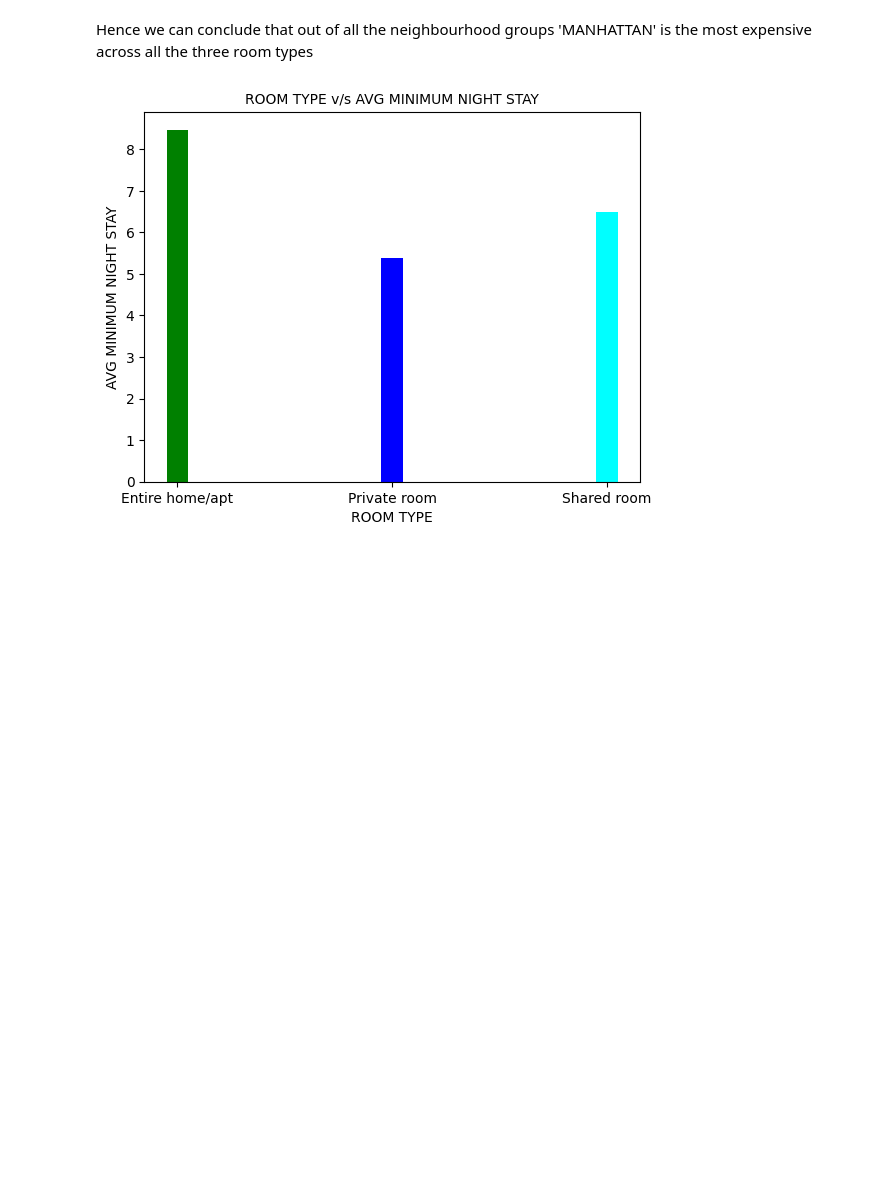
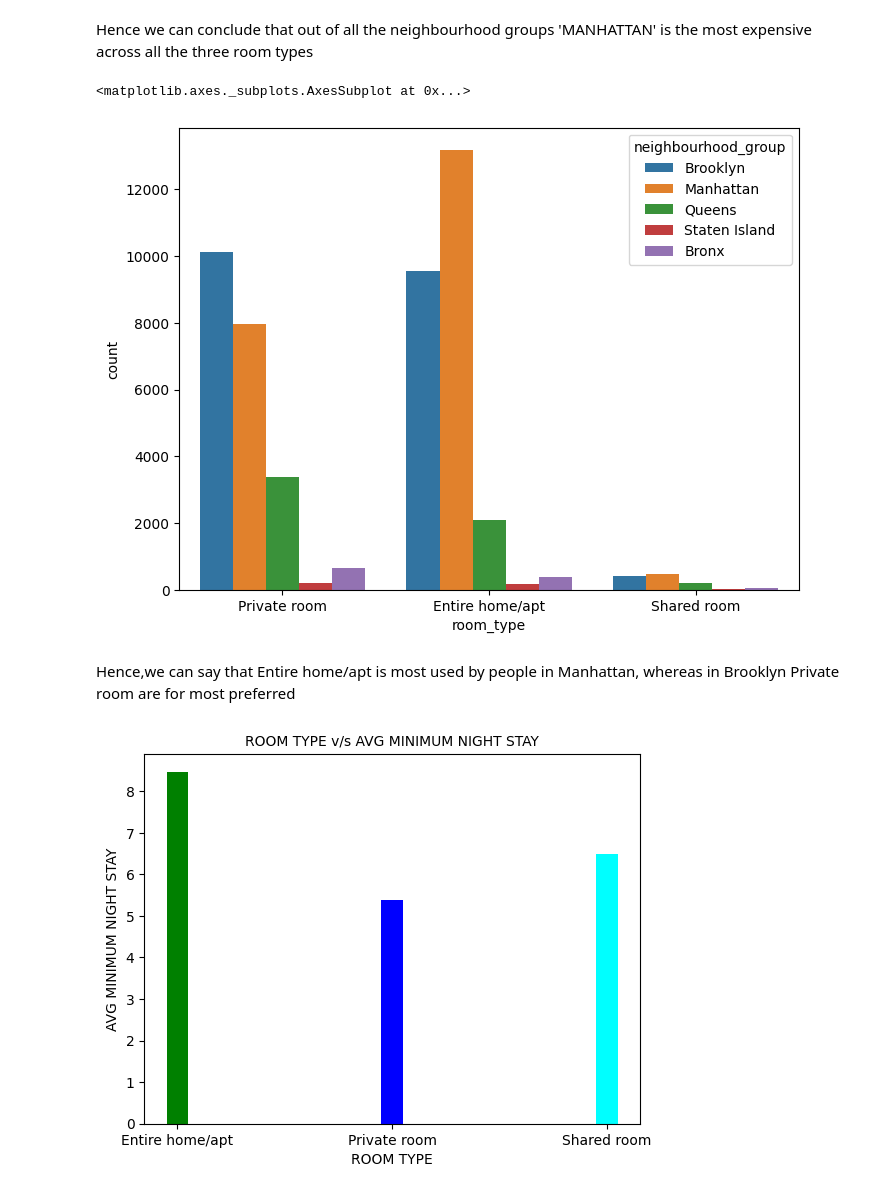
Before and after one commit to ParthSharma1197/EDA-CAPSTONE-AIRBNB, a Jupyter notebook: PARTH_SHARMA_Airbnb_Bookings_Analysis_Capstone_Project.ipynb, the cells around one changed output. Saved outputs shown, nothing was run; the diff lists cells and outputs as text; code cells hidden in the pictures; blank space fills up the shorter version.

```diff
--- a/PARTH_SHARMA_Airbnb_Bookings_Analysis_Capstone_Project.ipynb
+++ b/PARTH_SHARMA_Airbnb_Bookings_Analysis_Capstone_Project.ipynb
@@ -488,6 +488,15 @@ plt.show()
 <Figure size 1000x600 with 0 Axes>
 # %% [markdown]
 Hence we can conclude that out of all the neighbourhood groups 'MANHATTAN' is the most expensive across all the three room types
+# %%
+#room type used by people the most
+plt.figure(figsize=(8,6))
+sns.countplot(data =airbnb_df, x = 'room_type', hue = 'neighbourhood_group')
+# %% [output]
+<matplotlib.axes._subplots.AxesSubplot at 0x...>
+[figure, added]
+# %% [markdown]
+Hence,we can say that Entire home/apt is most used by people in Manhattan, whereas in Brooklyn Private room are for most preferred
 # %%
 # We need to examine that how many nights people stay in each room type:
 average_nights_df=airbnb_df.groupby(['room_type'])[['minimum_nights']].mean().reset_index()
```
Also changed, not shown: parts of 3 cells of this notebook.
